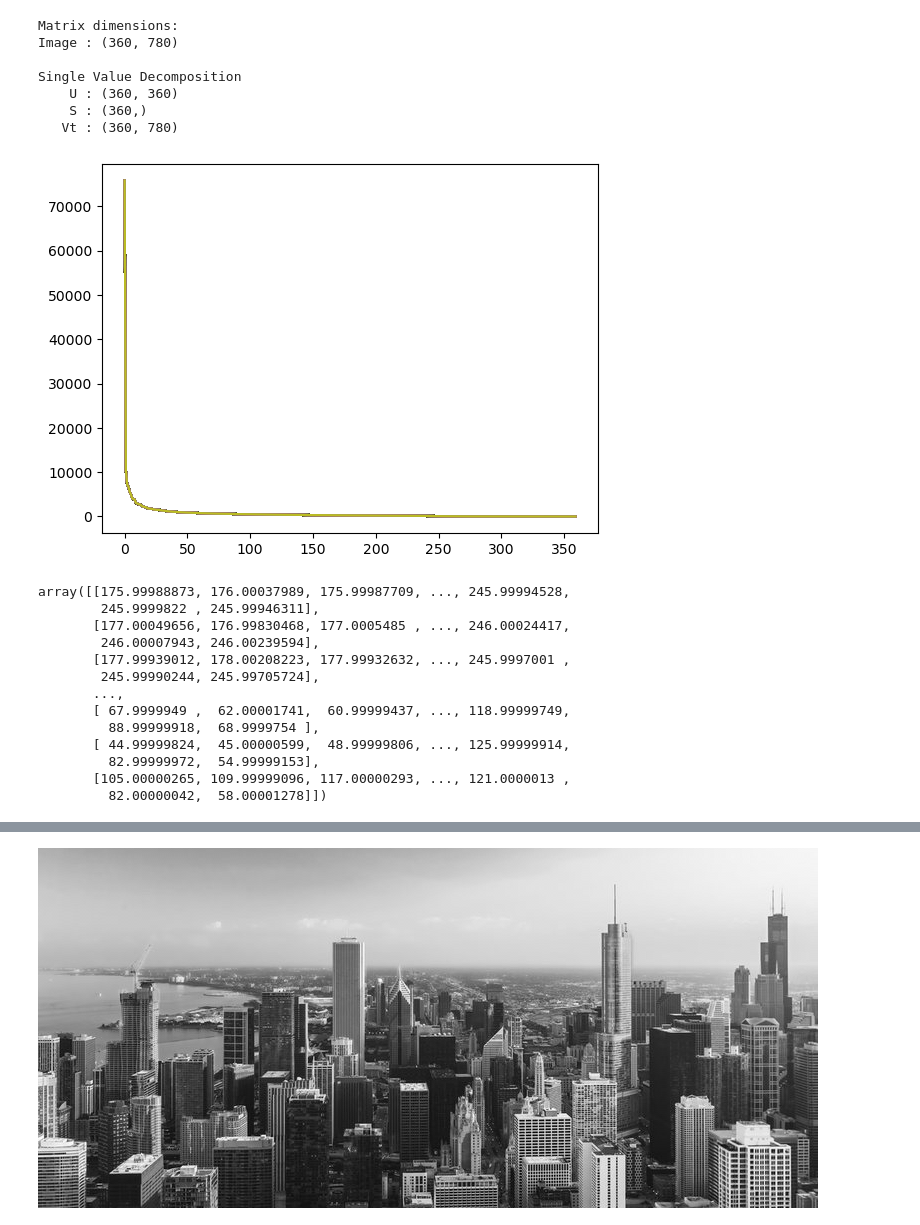
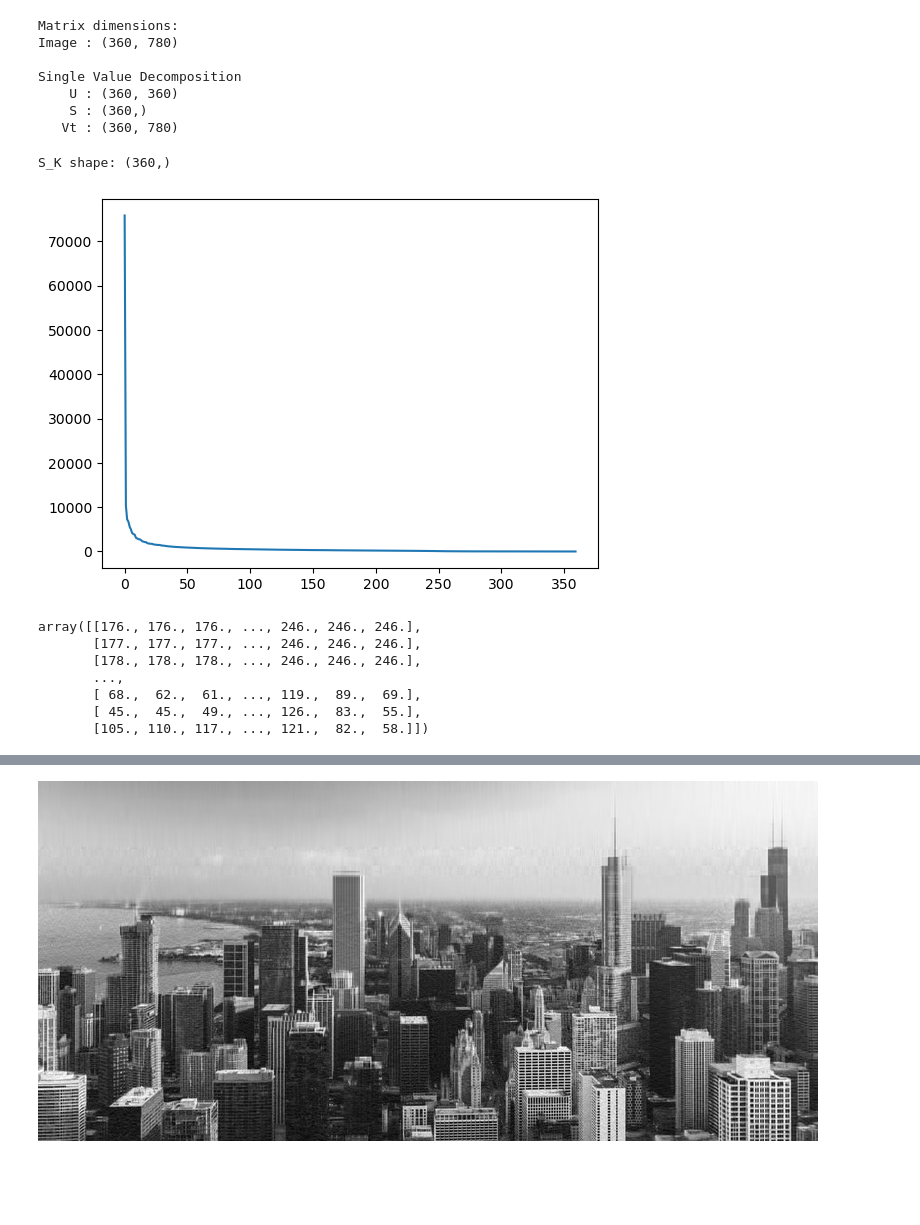
Before and after one commit to mie-intel/Linear-Algebra, a Jupyter notebook: SVD/Image Compression With Singular Value Decomposition.ipynb, the cells around one changed output, grey strips where cells are left out. Saved outputs shown, nothing was run; the diff lists cells and outputs as text; code cells hidden in the pictures; blank space fills up the shorter version.

```diff
--- a/SVD/Image Compression With Singular Value Decomposition.ipynb
+++ b/SVD/Image Compression With Singular Value Decomposition.ipynb
@@ -1,10 +1,16 @@
 # %%
 # Preparing library
+import requests
 import numpy as np
 from PIL import Image
 import matplotlib.pyplot as plt
 
-raw_image = Image.open('./image.jpg').convert('L')
+# Fetching Image
+url = "https://raw.githubusercontent.com/mie-intel/Linear-Algebra/main/SVD/image.jpg"
+response = requests.get(url)
+raw_image = Image.open(response.content)
+raw_image.save("image.jpg")
+raw_image = raw_image.convert('L')
 raw_image
 # %% [output]
 [figure]
@@ -45,31 +51,31 @@ Single Value Decomposition
 # Function to get the compressed matrix using k value
 def compress(k):
     U_k = U[:,:k]
-    S_k = np.diag(S[:k])
+    S_k = S[:k]
     Vt_k = Vt[:k,:]
-    plt.plot(S)
+    plt.plot(S_k)
+
+    S_k
+    # S_k is vector (because we are using parameter full_matrices = False)
+    print("S_K shape:", S_k.shape)
+    plt.show()
+
+    # Convert S_k into diagonal matrix
+    S_k = np.diag(S_k)
 
     # dot product
     compressed_matrix = np.dot(np.dot(U_k, S_k), Vt_k)
     return compressed_matrix
-# %%
-compressed_matrix = np
-for k in range(1, 360):
-    compressed_matrix = compress(k)
-plt.show()
-compressed_matrix
-# %% [output]
-[figure, removed]
-array([[175.99988873, 176.00037989, 175.99987709, ..., 245.99994528,
-        245.9999822 , 245.99946311],
-       [177.00049656, 176.99830468, 177.0005485 , ..., 246.00024417,
-        246.00007943, 246.00239594],
-       [177.99939012, 178.00208223, 177.99932632, ..., 245.9997001 ,
-        245.99990244, 245.99705724],
-       ...,
-       [ 67.9999949 ,  62.00001741,  60.99999437, ..., 118.99999749,
-         88.99999918,  68.9999754 ],
-       [ 44.99999824,  45.00000599,  48.99999806, ..., 125.99999914,
-         82.99999972,  54.99999153],
-       [105.00000265, 109.99999096, 117.00000293, ..., 121.0000013 ,
-         82.00000042,  58.00001278]])
+# %%
+# Let's try compress with k = maximum possible value
+compress(360)
+# %% [output]
+S_K shape: (360,)
+[figure, added]
+array([[176., 176., 176., ..., 246., 246., 246.],
+       [177., 177., 177., ..., 246., 246., 246.],
+       [178., 178., 178., ..., 246., 246., 246.],
+       ...,
+       [ 68.,  62.,  61., ..., 119.,  89.,  69.],
+       [ 45.,  45.,  49., ..., 126.,  83.,  55.],
+       [105., 110., 117., ..., 121.,  82.,  58.]])
```
Also changed, not shown: parts of 2 cells of this notebook, 2 other files.
